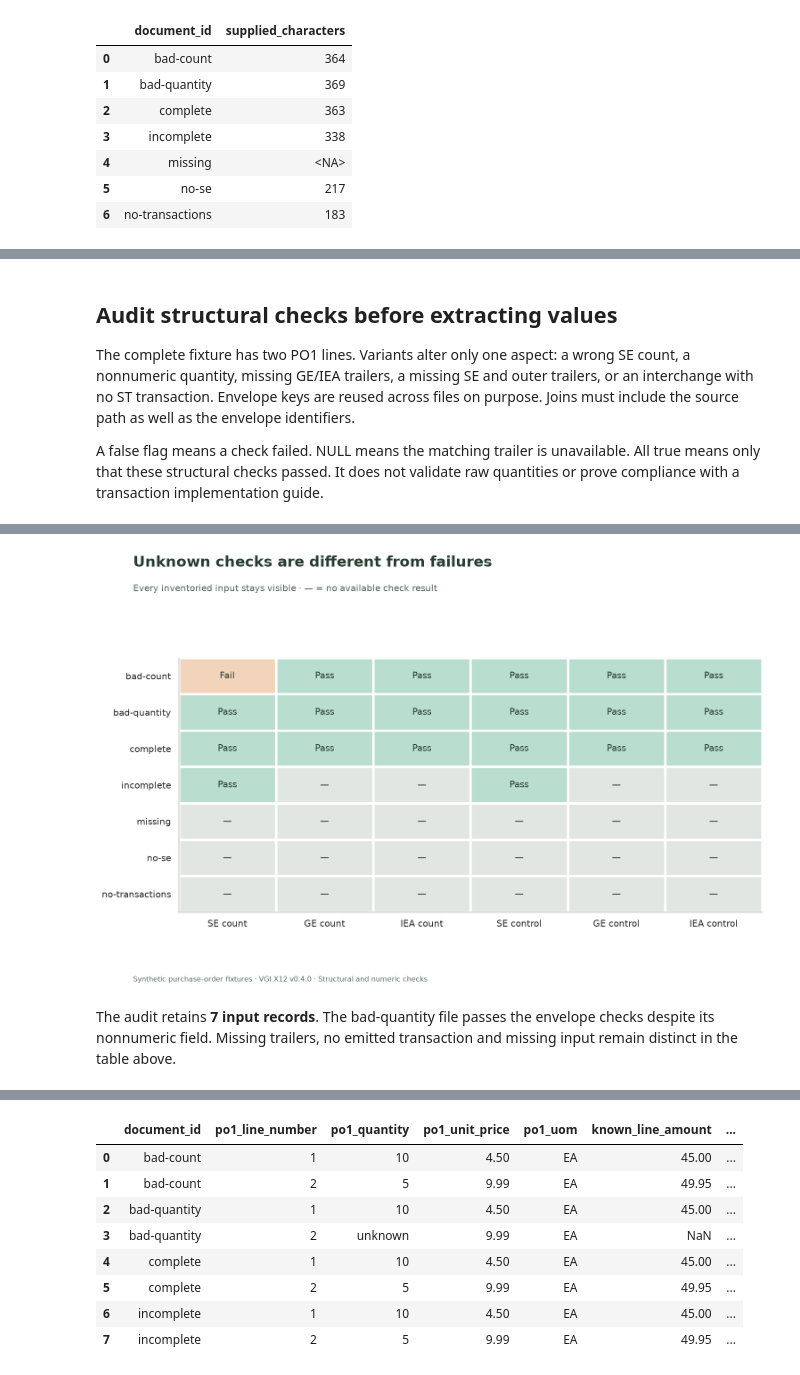
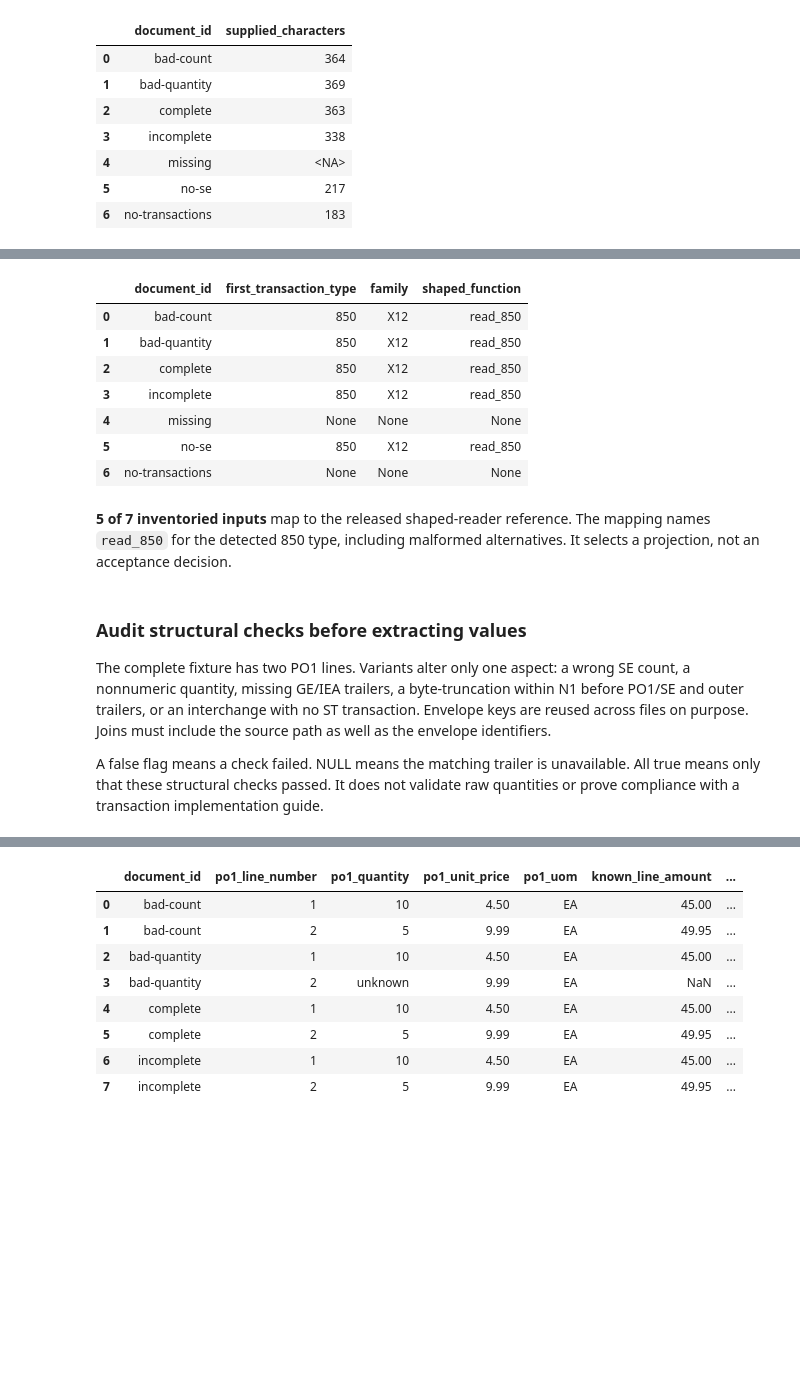
Before and after one commit to Query-farm/vgi-x12, a Jupyter notebook: notebooks/01_extracted_lines_need_an_input_audit.ipynb, the cells around one changed output, grey strips where cells are left out. Drawn from its saved outputs; the diff is of its cells as text; code cells hidden in the pictures; blank space fills up the shorter version.

```diff
--- a/notebooks/01_extracted_lines_need_an_input_audit.ipynb
+++ b/notebooks/01_extracted_lines_need_an_input_audit.ipynb
@@ -83,8 +95,22 @@ SELECT document_id,length(edi_text) AS supplied_characters FROM inputs ORDER BY
+# %%
+display(routing)
+matched = int(routing.shaped_function.notna().sum())
+prose(f"**{matched} of {len(routing)} inventoried inputs** map to the released shaped-reader reference. The mapping names `read_850` for the detected 850 type, including malformed alternatives. It selects a projection, not an acceptance decision.")
+# %% [output]
+|  | document_id | first_transaction_type | family | shaped_function |
+| 0 | bad-count | 850 | X12 | read_850 |
+| 1 | bad-quantity | 850 | X12 | read_850 |
+| 2 | complete | 850 | X12 | read_850 |
+| 3 | incomplete | 850 | X12 | read_850 |
+| 4 | missing | None | None | None |
+| 5 | no-se | 850 | X12 | read_850 |
+| 6 | no-transactions | None | None | None |
+**5 of 7 inventoried inputs** map to the released shaped-reader reference. The mapping names `read_850` for the detected 850 type, including malformed alternatives. It selects a projection, not an acceptance decision.
 # %% [markdown]
-## Audit structural checks before extracting values
+### Audit structural checks before extracting values
 
 The complete fixture has two PO1 lines. Variants alter only one aspect: a wrong SE
-count, a nonnumeric quantity, missing GE/IEA trailers, a missing SE and outer trailers,
+count, a nonnumeric quantity, missing GE/IEA trailers, a byte-truncation within N1 before PO1/SE and outer trailers,
 or an interchange with no ST transaction. Envelope keys are reused across files on
 purpose. Joins must include the source path as well as the envelope identifiers.
 
@@ -120,49 +146,3 @@ SELECT * EXCLUDE(source_path) FROM input_audit ORDER BY document_id;
 %%sql audit <<
 SELECT document_id,input_state,se_count_ok,ge_count_ok,iea_count_ok,
  se_ctrl_match,ge_ctrl_match,iea_ctrl_match FROM input_audit ORDER BY document_id;
-# %%
-columns = [
-    "se_count_ok",
-    "ge_count_ok",
-    "iea_count_ok",
-    "se_ctrl_match",
-    "ge_ctrl_match",
-    "iea_ctrl_match",
-]
-values = np.array(
-    [
-        [0 if pd.isna(v) else 2 if bool(v) else 1 for v in row]
-        for row in audit[columns].itertuples(index=False, name=None)
-    ]
-)
-fig, ax = plt.subplots(figsize=(12, 7.7))
-ax.imshow(
-    values, cmap=ListedColormap(["#e2e6e3", "#f1d4ba", "#b9ddcf"]), vmin=0, vmax=2, aspect="auto"
-)
-ax.set_xticks(
-    range(6), ["SE count", "GE count", "IEA count", "SE control", "GE control", "IEA control"]
-)
-ax.set_yticks(range(len(audit)), audit.document_id)
-ax.set_xticks(np.arange(-0.5, 6, 1), minor=True)
-ax.set_yticks(np.arange(-0.5, len(audit), 1), minor=True)
-ax.grid(False)
-ax.grid(which="minor", color="white", linewidth=3)
-ax.tick_params(which="minor", bottom=False, left=False)
-for y, row in enumerate(values):
-    for x, v in enumerate(row):
-        ax.text(
-            x, y, ["—", "Fail", "Pass"][v], ha="center", va="center", fontsize=11, color="#253d31"
-        )
-finish(
-    fig,
-    "Unknown checks are different from failures",
-    "Every inventoried input stays visible · — = no available check result",
-    "01_envelope_evidence.png",
-    bottom=0.12,
-)
-prose(
-    f"The audit retains **{len(audit)} input records**. The bad-quantity file passes the envelope checks despite its nonnumeric field. Missing trailers, no emitted transaction and missing input remain distinct in the table above."
-)
-# %% [output]
-[figure, removed]
-The audit retains **7 input records**. The bad-quantity file passes the envelope checks despite its nonnumeric field. Missing trailers, no emitted transaction and missing input remain distinct in the table above.
```
Also changed, not shown: parts of 27 cells of this notebook, 11 other files.
